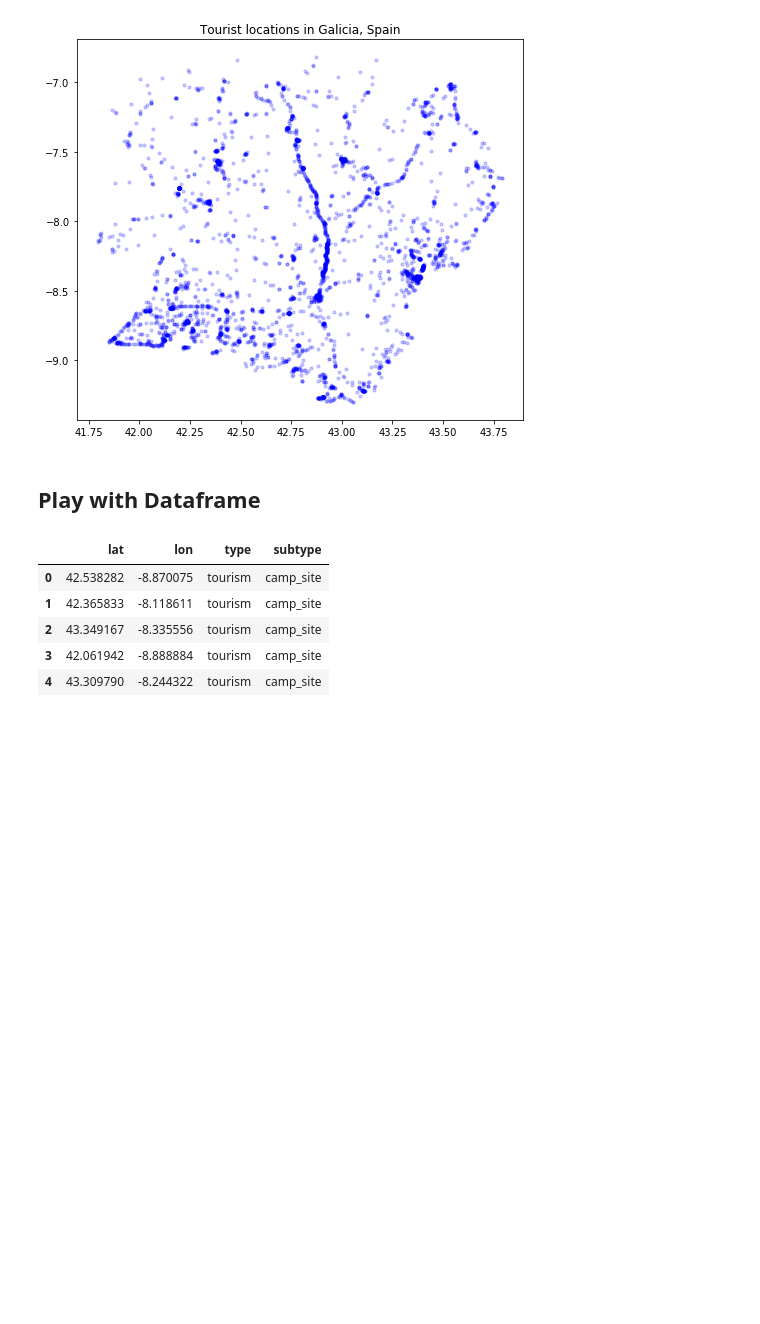
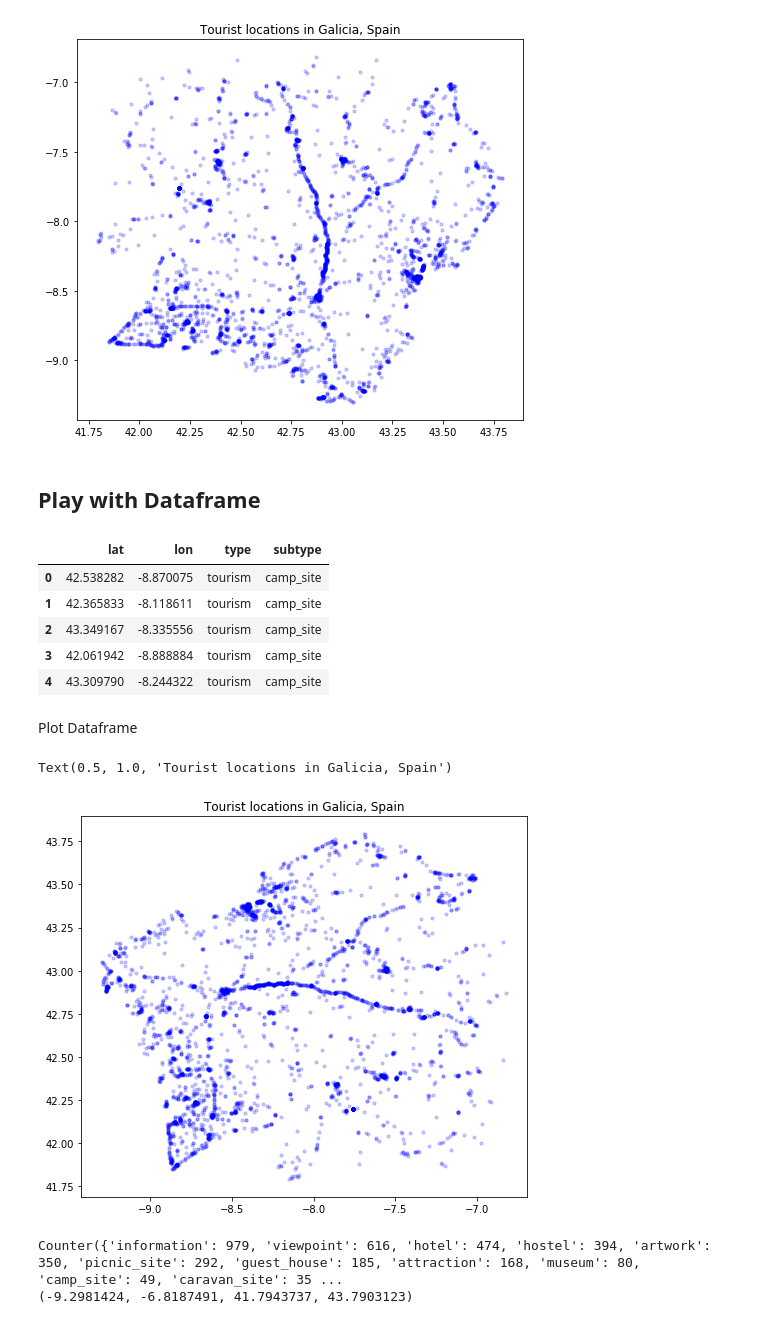
Before and after one commit to floriandotpy/fire-tourism, a Jupyter notebook: tourism_spain_paula.ipynb, the cells around one changed output. Saved outputs shown, nothing was run; the diff lists cells and outputs as text; code cells hidden in the pictures; blank space fills up the shorter version.

Commit message:
Update tourism_spain_paula.ipynb
plotting df and tourism subtyps

```diff
--- a/tourism_spain_paula.ipynb
+++ b/tourism_spain_paula.ipynb
@@ -42,3 +42,27 @@ df.head()
 # %%
 # uncomment to write csv
 # df.to_csv('tourism/data.csv')
+# %% [markdown]
+Plot Dataframe
+# %%
+fig, ax = plt.subplots(figsize = (8,7))
+ax.scatter(df['lon'], df['lat'], zorder=1, alpha= 0.2, c='b', s=10)
+ax.set_title('Tourist locations in Galicia, Spain')
+# %% [output]
+Text(0.5, 1.0, 'Tourist locations in Galicia, Spain')
+[figure, added]
+# %%
+from collections import Counter
+import numpy as np
+
+tourism_subtype_info = Counter(df['subtype'])
+print(tourism_subtype_info)
+tourism_subtypes = list(set(df['subtype']))
+#https://wiki.openstreetmap.org/wiki/Key:tourism
+# https://wiki.openstreetmap.org/wiki/Tag:tourism=information: information centers & information boards
+BBox = ((df.lon.min(),   df.lon.max(),
+         df.lat.min(), df.lat.max()))
+print(BBox)
+# %% [output]
+Counter({'information': 979, 'viewpoint': 616, 'hotel': 474, 'hostel': 394, 'artwork': 350, 'picnic_site': 292, 'guest_house': 185, 'attraction': 168, 'museum': 80, 'camp_site': 49, 'caravan_site': 35 ...
+(-9.2981424, -6.8187491, 41.7943737, 43.7903123)
```
Also changed, not shown: parts of 1 cell of this notebook.
